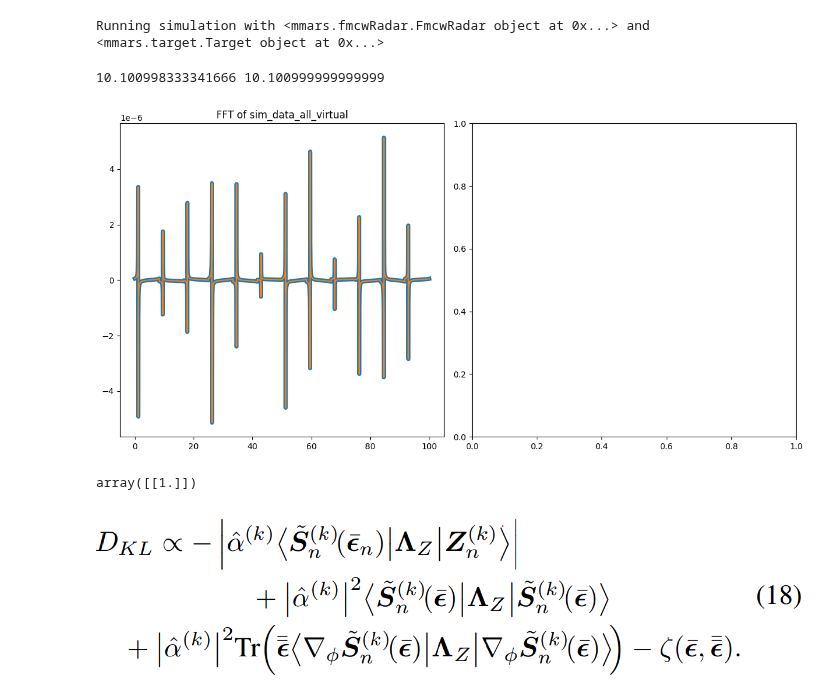
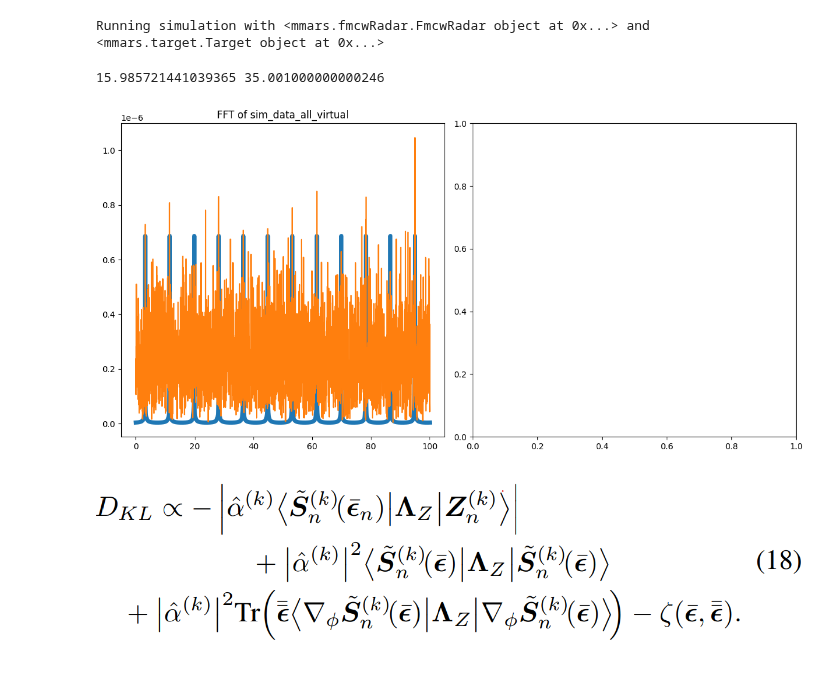
Before and after one commit to RHIMMELAND/MMARS, a Jupyter notebook: examples/MRBLaT_test.ipynb, the cells around one changed output. Drawn from its saved outputs; the diff is of its cells as text; code cells hidden in the pictures.

```diff
--- a/examples/MRBLaT_test.ipynb
+++ b/examples/MRBLaT_test.ipynb
@@ -27,2 +27,2 @@ c:\Users\malth\OneDrive - Aarhus Universitet\Dokumenter\AAU-Studie\10. semester\
 # %%
-radar_model_1 = mmars.FmcwRadar(position=np.array([[0,0]]), signalNoiseRatio=[2000, 10], N_chirps=1)
+radar_model_1 = mmars.FmcwRadar(position=np.array([[0,0]]), signalNoiseRatio=[10, 10], N_chirps=1)
@@ -58,7 +50,7 @@ Running simulation with <mmars.fmcwRadar.FmcwRadar object at 0x...> and <mmars.t
 # %%
 sim_data = simulation_data.get_data()
 # %%
-frame = 1
+frame = 250
 
 print(target_model_1.get_trajectory()[0][frame], target_model_1.get_trajectory()[1][frame])
 
@@ -82,30 +74,26 @@ radar_model_1.generate_S_signal(target_model_1.get_trajectory()[0][frame], targe
 
 S_N = radar_model_1.get_S_signal.flatten()[:, np.newaxis]/np.sqrt(256)
 # %% [output]
-10.100998333341666 10.100999999999999
+15.985721441039365 35.001000000000246
 # %%
 fig, axs = plt.subplots(1, 2, figsize=(12, 6))
 
 
 #axs[0].plot(np.linspace(0, max_range, Ns), np.abs(data_fourier.T), lw=2)
-axs[0].plot(np.linspace(0, max_range, Ns), np.imag(S_N), lw=5)
-axs[0].plot(np.linspace(0, max_range, Ns), np.imag(data_fourier))
+axs[0].plot(np.linspace(0, max_range, Ns), np.abs(S_N), lw=5)
+axs[0].plot(np.linspace(0, max_range, Ns), np.abs(data_fourier))
 
 #axs[0].set_xlim([0, 10])
 #axs[0].set_xlim([0, 10])
 axs[0].set_title('FFT of sim_data_all_virtual')
 
 #axs[1].set_xlim([0, 10])
 #axs[1].set_title('Generated S Signal')
 
 plt.tight_layout()
 plt.show()
 # %% [output]
-[figure, old version]
+[figure, new version]
-# %%
-np.abs(mrblatcomp.alpha_hat(S_N, data_fourier))
-# %% [output]
-array([[1.]])
 # %% [markdown]
 ![image.png](attachment:image.png)
 # %%
```
Also changed, not shown: parts of 19 cells of this notebook.
